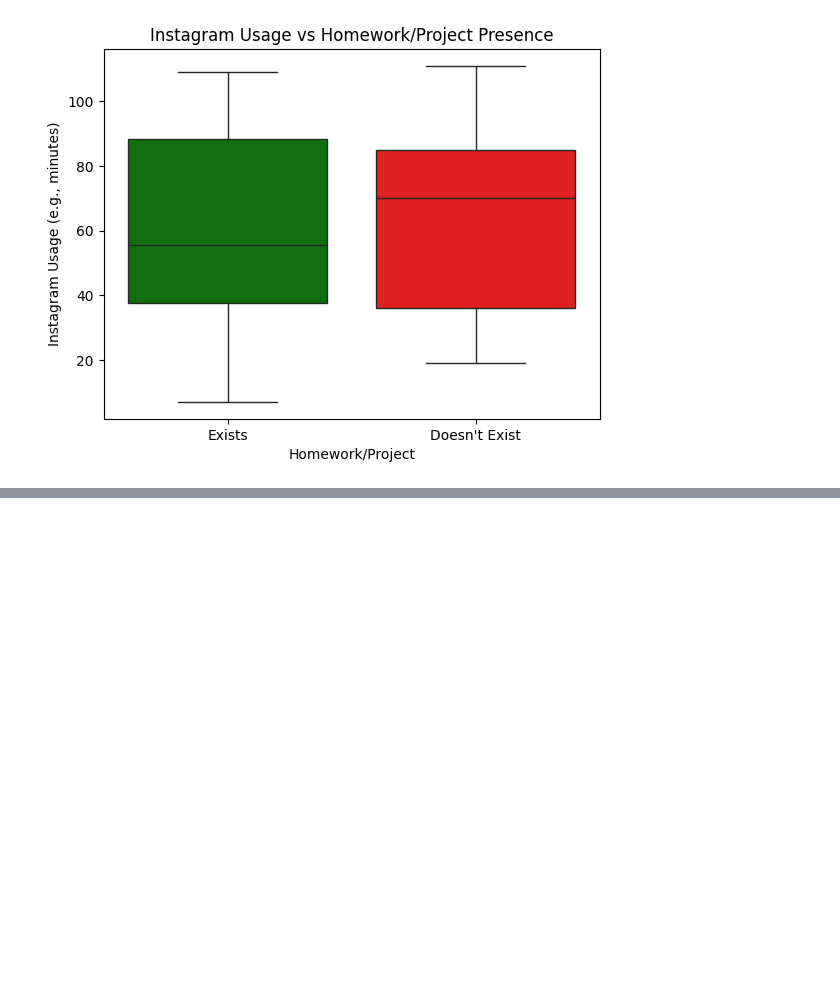
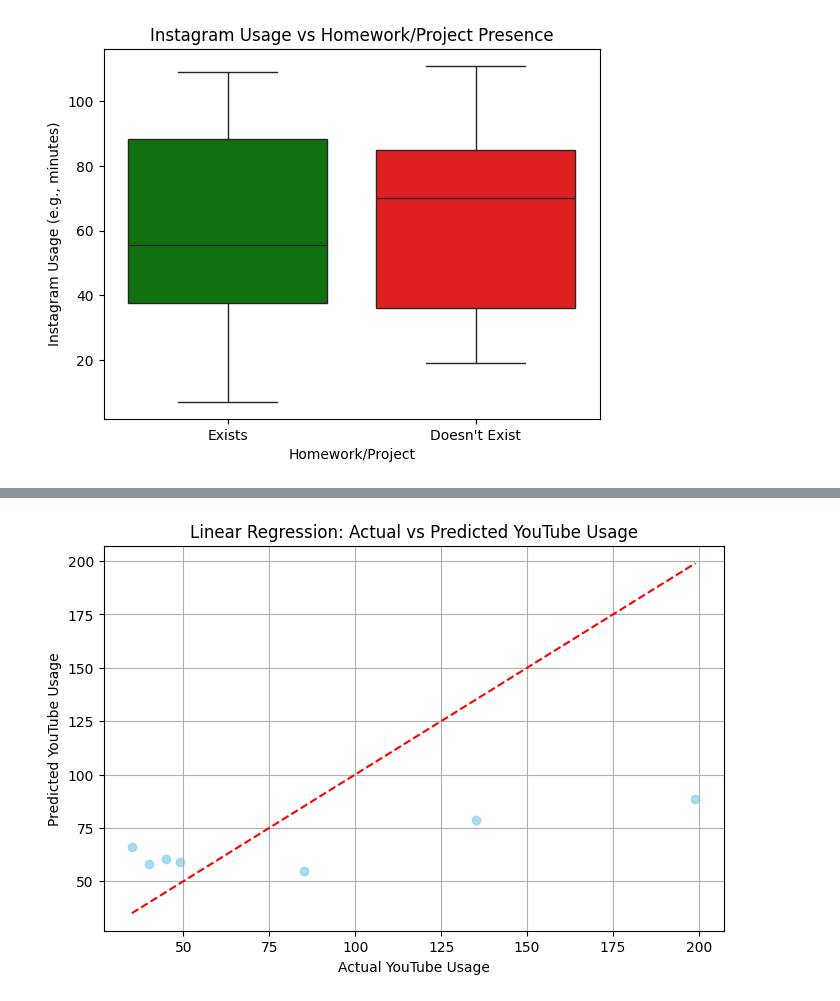
Before and after one commit to EdizKarli/Dsa210-Proj, a Jupyter notebook: dsa210proj.ipynb, the cells around one changed output, grey strips where cells are left out. Drawn from its saved outputs; the diff is of its cells as text; code cells hidden in the pictures; blank space fills up the shorter version.

```diff
--- a/dsa210proj.ipynb
+++ b/dsa210proj.ipynb
@@ -455,3 +460,84 @@ plt.show()
 # %% [output]
 [figure]
 [figure]
+# %%
+features = ['School Time', 'Travel Time', 'Sleep Time', 'Sleep Quality',
+            'Social Interaction', 'Homework/Project']
+X = df[features]
+y = df['Youtube Usage']
+
+# Train-test split
+X_train, X_test, y_train, y_test = train_test_split(X, y, test_size=0.2, random_state=42)
+
+model_lr = LinearRegression()
+model_lr.fit(X_train, y_train)
+y_pred_lr = model_lr.predict(X_test)
+
+rmse_lr = np.sqrt(mean_squared_error(y_test, y_pred_lr))
+mae_lr = mean_absolute_error(y_test, y_pred_lr)
+r2_lr = r2_score(y_test, y_pred_lr)
+
+print("Linear Regression (YouTube Usage):")
+print(f" - RMSE: {rmse_lr:.2f}")
+print(f" - MAE: {mae_lr:.2f}")
+print(f" - R² Score: {r2_lr:.2f}")
+
+plt.figure(figsize=(8, 5))
+plt.scatter(y_test, y_pred_lr, alpha=0.7, color='skyblue')
+plt.plot([y_test.min(), y_test.max()], [y_test.min(), y_test.max()], 'r--')
+plt.xlabel("Actual YouTube Usage")
+plt.ylabel("Predicted YouTube Usage")
+plt.title("Linear Regression: Actual vs Predicted YouTube Usage")
+plt.grid(True)
+plt.show()
+
+print("---------------------------------------------------------------------")
+print()
+
+model_dt = DecisionTreeRegressor(random_state=42)
+model_dt.fit(X_train, y_train)
+y_pred_dt = model_dt.predict(X_test)
+
+rmse_dt = np.sqrt(mean_squared_error(y_test, y_pred_dt))
+mae_dt = mean_absolute_error(y_test, y_pred_dt)
+r2_dt = r2_score(y_test, y_pred_dt)
+
+print("\nDecision Tree Regression (YouTube Usage):")
+print(f" - RMSE: {rmse_dt:.2f}")
+print(f" - MAE: {mae_dt:.2f}")
+print(f" - R² Score: {r2_dt:.2f}")
+
+plt.figure(figsize=(8, 5))
+plt.scatter(y_test, y_pred_dt, alpha=0.7, color='orange')
+plt.plot([y_test.min(), y_test.max()], [y_test.min(), y_test.max()], 'r--')
+plt.xlabel("Actual YouTube Usage")
+plt.ylabel("Predicted YouTube Usage")
+plt.title("Decision Tree: Actual vs Predicted YouTube Usage")
+plt.grid(True)
+plt.show()
+
+print("---------------------------------------------------------------------")
+print()
+
+model_rf = RandomForestRegressor(random_state=42)
+model_rf.fit(X_train, y_train)
+y_pred_rf = model_rf.predict(X_test)
+
+rmse_rf = np.sqrt(mean_squared_error(y_test, y_pred_rf))
+mae_rf = mean_absolute_error(y_test, y_pred_rf)
+r2_rf = r2_score(y_test, y_pred_rf)
+
+print("\nRandom Forest Regression (YouTube Usage):")
+print(f" - RMSE: {rmse_rf:.2f}")
+print(f" - MAE: {mae_rf:.2f}")
+print(f" - R² Score: {r2_rf:.2f}")
+
+plt.figure(figsize=(8, 5))
+plt.scatter(y_test, y_pred_rf, alpha=0.7, color='green')
+plt.plot([y_test.min(), y_test.max()], [y_test.min(), y_test.max()], 'r--')
+plt.xlabel("Actual YouTube Usage")
+plt.ylabel("Predicted YouTube Usage")
+plt.title("Random Forest: Actual vs Predicted YouTube Usage")
+plt.grid(True)
+plt.show()
+# %% [output]
@@ -457,0 +548 @@ plt.show()
+[figure, added]
```
Also changed, not shown: parts of 6 cells of this notebook.
